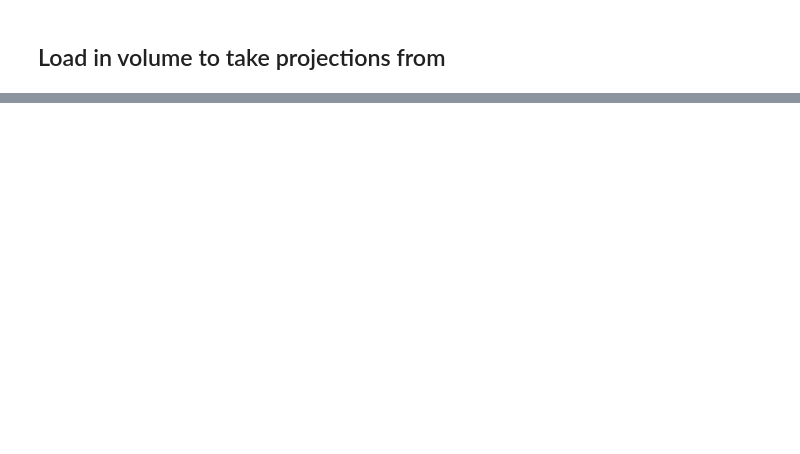
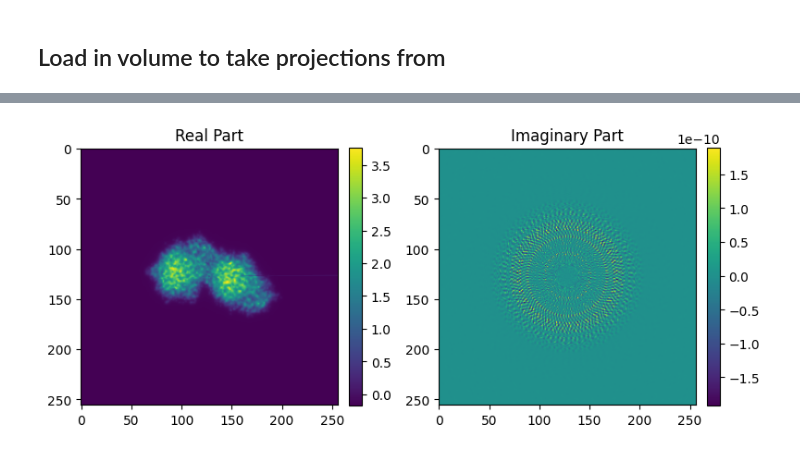
Before and after one commit to Lucaslab-Berkeley/Panther-EM, a Jupyter notebook: examples/test_decomposition.ipynb, the cells around one changed output, grey strips where cells are left out. Drawn from its saved outputs; the diff is of its cells as text; code cells hidden in the pictures; blank space fills up the shorter version.

```diff
--- a/examples/test_decomposition.ipynb
+++ b/examples/test_decomposition.ipynb
@@ -35,0 +152,16 @@ result = decomposer.do_decomposition()
+# %%
+# Display real and imaginary parts of the projection (with colorbars)
+fig, ax = plt.subplots(1, 2, figsize=(8, 5))
+
+im0 = ax[0].imshow(np.real(proj))
+ax[0].set_title("Real Part")
+plt.colorbar(im0, ax=ax[0], fraction=0.046, pad=0.04)
+
+im1 = ax[1].imshow(np.imag(proj))
+ax[1].set_title("Imaginary Part")
+plt.colorbar(im1, ax=ax[1], fraction=0.046, pad=0.04)
+
+plt.tight_layout()
+plt.show()
+# %% [output]
+[figure, added]
```
Also changed, not shown: parts of 17 cells of this notebook, 4 other files.
